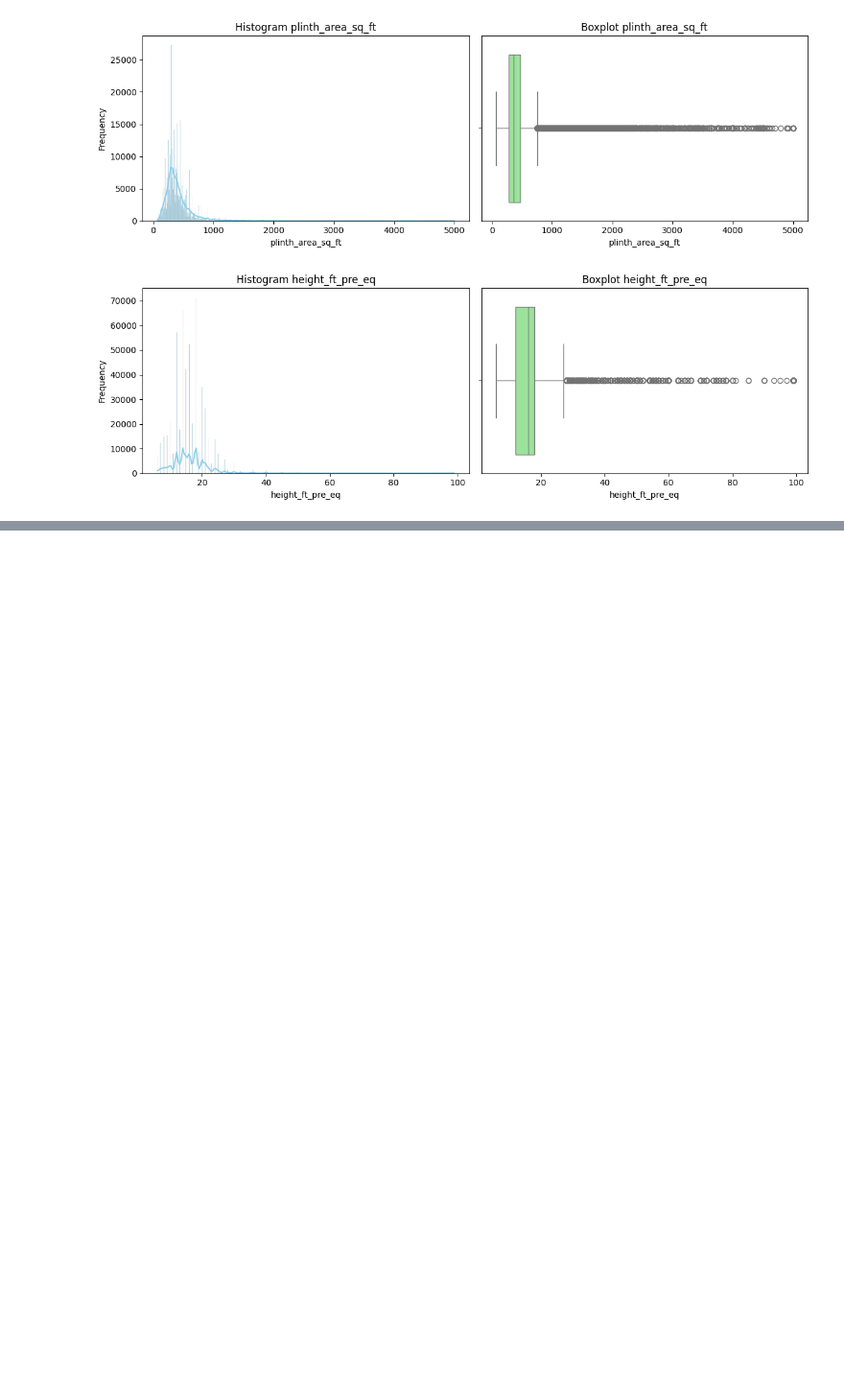
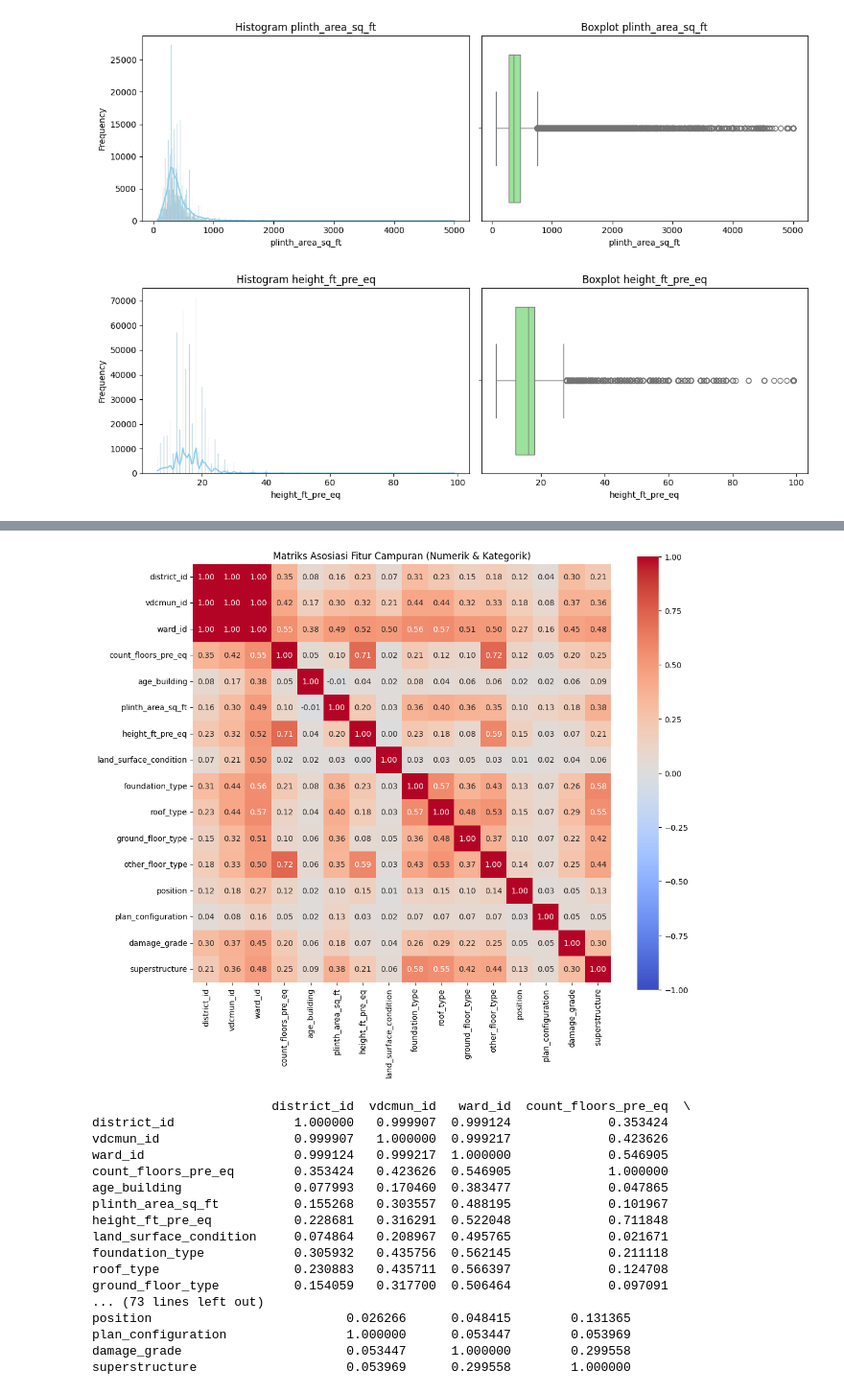
Before and after one commit to difta11/structural-damage-classification, a Jupyter notebook: notebooks/01_eda.ipynb, the cells around one changed output, grey strips where cells are left out. Shown at 96% size. Cells and saved outputs as stored; diff of their text form; code cells hidden in the pictures; blank space fills up the shorter version.

```diff
--- a/notebooks/01_eda.ipynb
+++ b/notebooks/01_eda.ipynb
@@ -93,0 +214,33 @@ for col in cat_cols:
+# %%
+results = associations(
+    df.drop('building_id', axis=1),
+    nominal_columns=cat_cols,
+    numerical_columns=None,
+    cmap='coolwarm',
+    figsize=(12, 10),
+    title="Matriks Asosiasi Fitur Campuran (Numerik & Kategorik)",
+    plot=True
+)
+
+# Mengambil tabel matriks korelasinya dalam bentuk DataFrame
+corr_matrix = results['corr']
+print(corr_matrix)
+# %% [output]
+[figure, added]
+                        district_id  vdcmun_id   ward_id  count_floors_pre_eq  \
+district_id                1.000000   0.999907  0.999124             0.353424
+vdcmun_id                  0.999907   1.000000  0.999217             0.423626
+ward_id                    0.999124   0.999217  1.000000             0.546905
+count_floors_pre_eq        0.353424   0.423626  0.546905             1.000000
+age_building               0.077993   0.170460  0.383477             0.047865
+plinth_area_sq_ft          0.155268   0.303557  0.488195             0.101967
+height_ft_pre_eq           0.228681   0.316291  0.522048             0.711848
+land_surface_condition     0.074864   0.208967  0.495765             0.021671
+foundation_type            0.305932   0.435756  0.562145             0.211118
+roof_type                  0.230883   0.435711  0.566397             0.124708
+ground_floor_type          0.154059   0.317700  0.506464             0.097091
+... (73 lines left out)
+position                          0.026266      0.048415        0.131365
+plan_configuration                1.000000      0.053447        0.053969
+damage_grade                      0.053447      1.000000        0.299558
+superstructure                    0.053969      0.299558        1.000000
```
Also changed, not shown: parts of 12 cells of this notebook, 11 other files.
